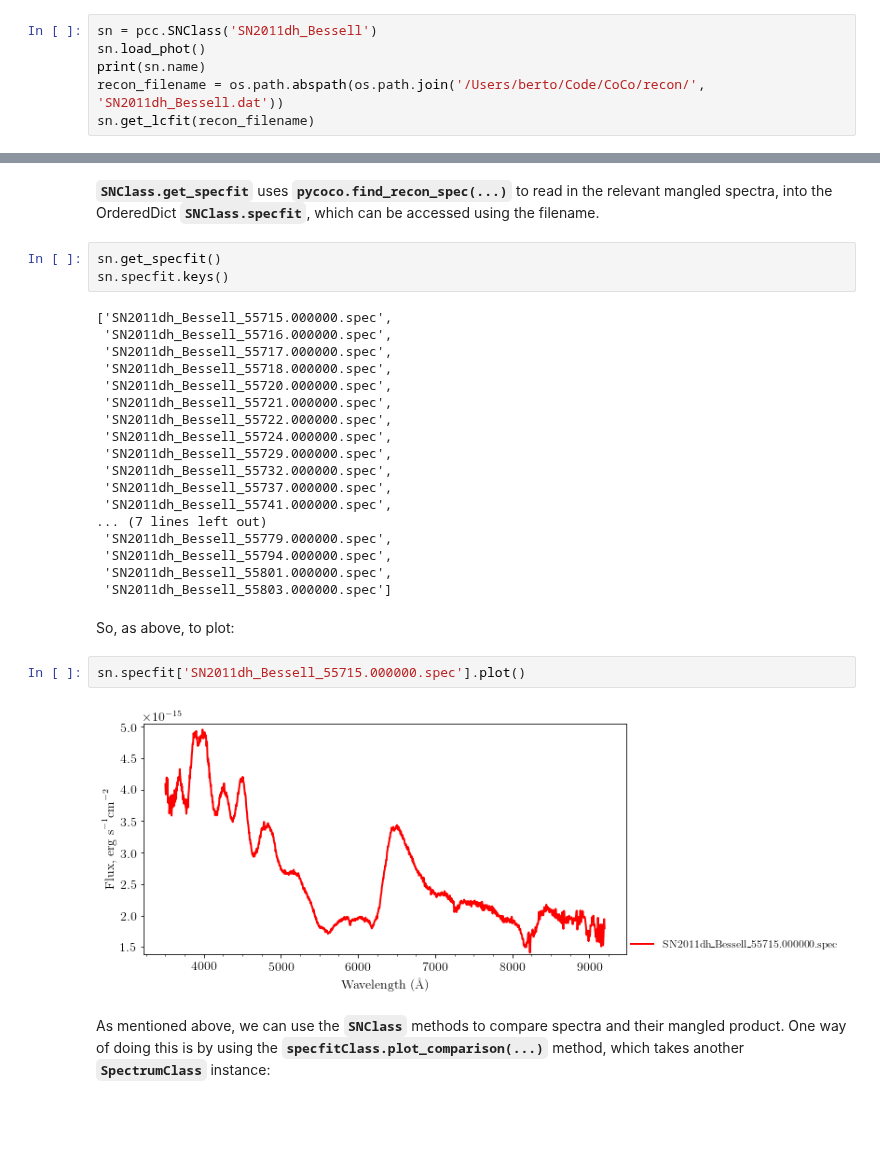
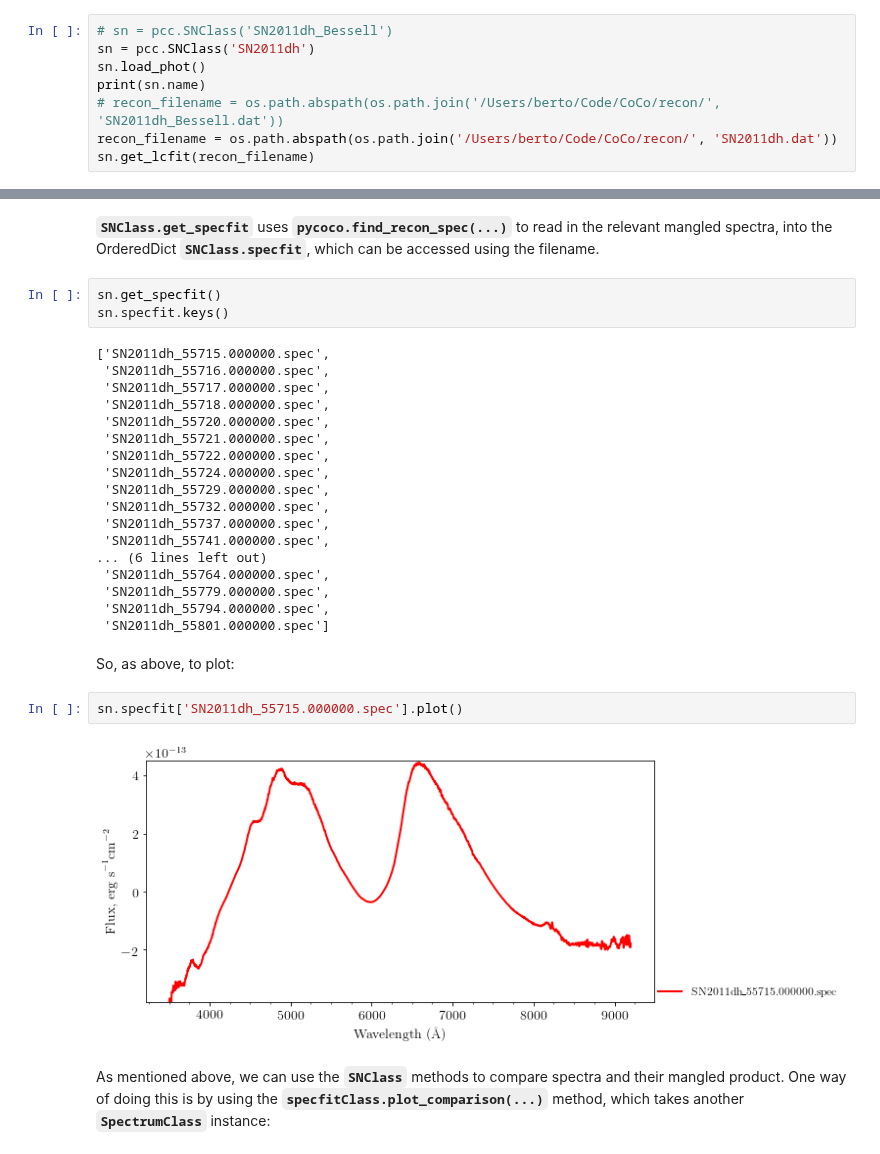
Before and after one commit to UoS-SNe/pycoco, a Jupyter notebook: notebooks/pycoco_CoCo_recon.ipynb, the cells around one changed output, grey strips where cells are left out. Drawn from its saved outputs; the diff is of its cells as text; blank space fills up the shorter version.

```diff
--- a/notebooks/pycoco_CoCo_recon.ipynb
+++ b/notebooks/pycoco_CoCo_recon.ipynb
@@ -109,9 +110,11 @@ ___
 
 first we must set up our **`SNClass`**:
 # %%
-sn = pcc.SNClass('SN2011dh_Bessell')
+# sn = pcc.SNClass('SN2011dh_Bessell')
+sn = pcc.SNClass('SN2011dh')
 sn.load_phot()
 print(sn.name)
-recon_filename = os.path.abspath(os.path.join('/Users/berto/Code/CoCo/recon/', 'SN2011dh_Bessell.dat'))
+# recon_filename = os.path.abspath(os.path.join('/Users/berto/Code/CoCo/recon/', 'SN2011dh_Bessell.dat'))
+recon_filename = os.path.abspath(os.path.join('/Users/berto/Code/CoCo/recon/', 'SN2011dh.dat'))
 sn.get_lcfit(recon_filename)
 # %% [output]
@@ -169,29 +175,29 @@ These are the appropriate recon files, the names have changed from the originals
 sn.get_specfit()
 sn.specfit.keys()
 # %% [output]
-['SN2011dh_Bessell_55715.000000.spec',
- 'SN2011dh_Bessell_55716.000000.spec',
- 'SN2011dh_Bessell_55717.000000.spec',
- 'SN2011dh_Bessell_55718.000000.spec',
- 'SN2011dh_Bessell_55720.000000.spec',
- 'SN2011dh_Bessell_55721.000000.spec',
- 'SN2011dh_Bessell_55722.000000.spec',
- 'SN2011dh_Bessell_55724.000000.spec',
- 'SN2011dh_Bessell_55729.000000.spec',
- 'SN2011dh_Bessell_55732.000000.spec',
- 'SN2011dh_Bessell_55737.000000.spec',
- 'SN2011dh_Bessell_55741.000000.spec',
-... (7 lines left out)
- 'SN2011dh_Bessell_55779.000000.spec',
- 'SN2011dh_Bessell_55794.000000.spec',
- 'SN2011dh_Bessell_55801.000000.spec',
- 'SN2011dh_Bessell_55803.000000.spec']
+['SN2011dh_55715.000000.spec',
+ 'SN2011dh_55716.000000.spec',
+ 'SN2011dh_55717.000000.spec',
+ 'SN2011dh_55718.000000.spec',
+ 'SN2011dh_55720.000000.spec',
+ 'SN2011dh_55721.000000.spec',
+ 'SN2011dh_55722.000000.spec',
+ 'SN2011dh_55724.000000.spec',
+ 'SN2011dh_55729.000000.spec',
+ 'SN2011dh_55732.000000.spec',
+ 'SN2011dh_55737.000000.spec',
+ 'SN2011dh_55741.000000.spec',
+... (6 lines left out)
+ 'SN2011dh_55764.000000.spec',
+ 'SN2011dh_55779.000000.spec',
+ 'SN2011dh_55794.000000.spec',
+ 'SN2011dh_55801.000000.spec']
 # %% [markdown]
 So, as above, to plot:
 # %%
-sn.specfit['SN2011dh_Bessell_55715.000000.spec'].plot()
+sn.specfit['SN2011dh_55715.000000.spec'].plot()
 # %% [output]
-[figure, old version]
+[figure, new version]
 # %% [markdown]
 As mentioned above, we can use the **`SNClass`** methods to compare spectra and their mangled product. One way of doing this is by using the **`specfitClass.plot_comparison(...)`** method, which takes another **`SpectrumClass`** instance:
 # %%
```
Also changed, not shown: parts of 13 cells of this notebook, 2 other files.
